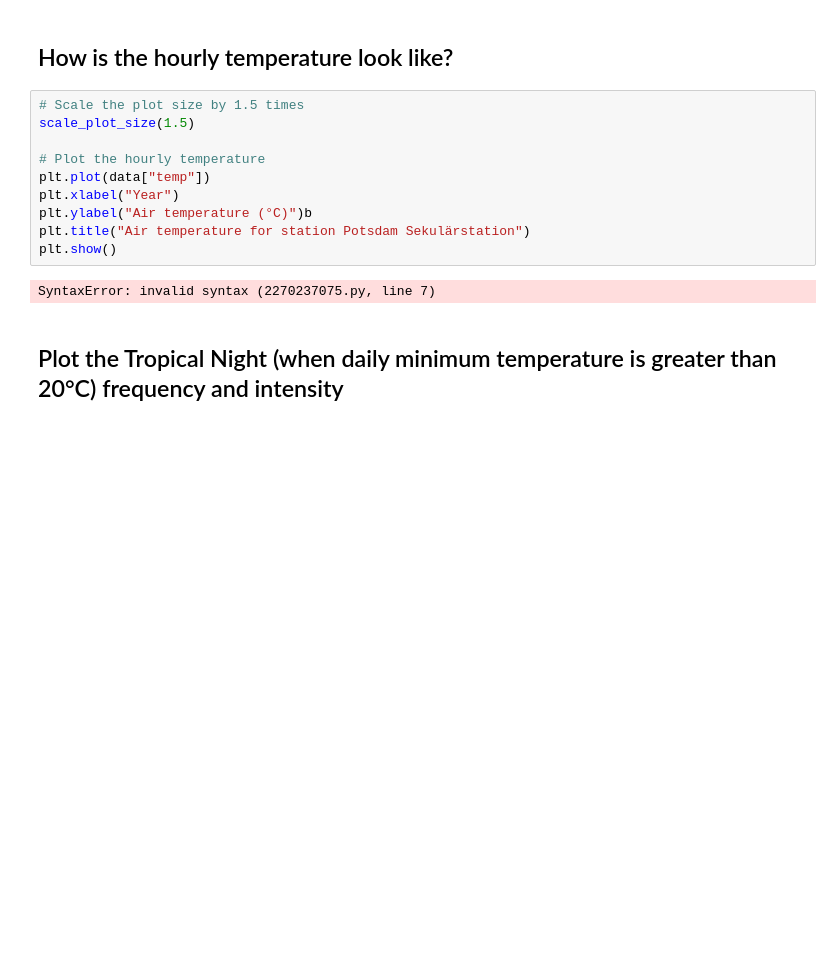
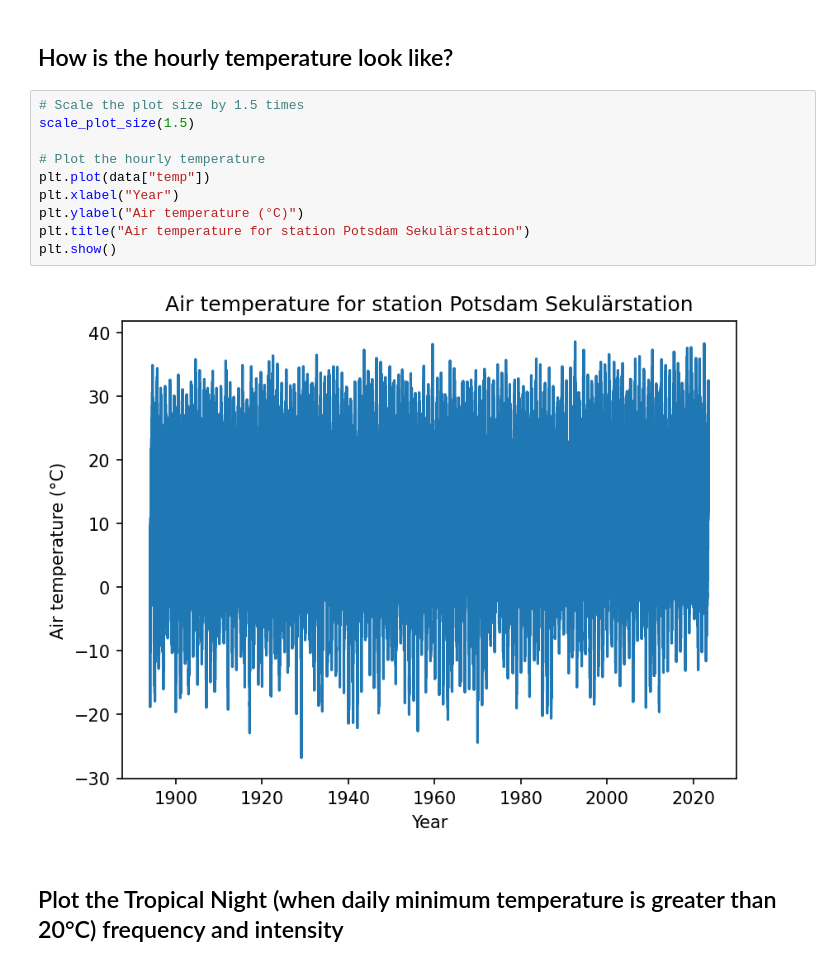
Before and after one commit to bijanf/weatherstation_data_analysis, a Jupyter notebook: Saekularstation_Potsdam_Telegraphenberg.ipynb, the cells around one changed output. Drawn from its saved outputs; the diff is of its cells as text; blank space fills up the shorter version.

```diff
--- a/Saekularstation_Potsdam_Telegraphenberg.ipynb
+++ b/Saekularstation_Potsdam_Telegraphenberg.ipynb
@@ -70,15 +70,15 @@ def scale_plot_size(factor=1.5):
 # %%
 # Scale the plot size by 1.5 times
 scale_plot_size(1.5)
 
 # Plot the hourly temperature
 plt.plot(data["temp"])
 plt.xlabel("Year")
-plt.ylabel("Air temperature (°C)")b
+plt.ylabel("Air temperature (°C)")
 plt.title("Air temperature for station Potsdam Sekulärstation")
 plt.show()
 # %% [output]
-SyntaxError: invalid syntax (2270237075.py, line 7)
+[figure, added]
 # %% [markdown]
 ## Plot the Tropical Night (when daily minimum temperature is greater than 20°C) frequency and intensity
 # %%
```
Also changed, not shown: parts of 5 cells of this notebook.
